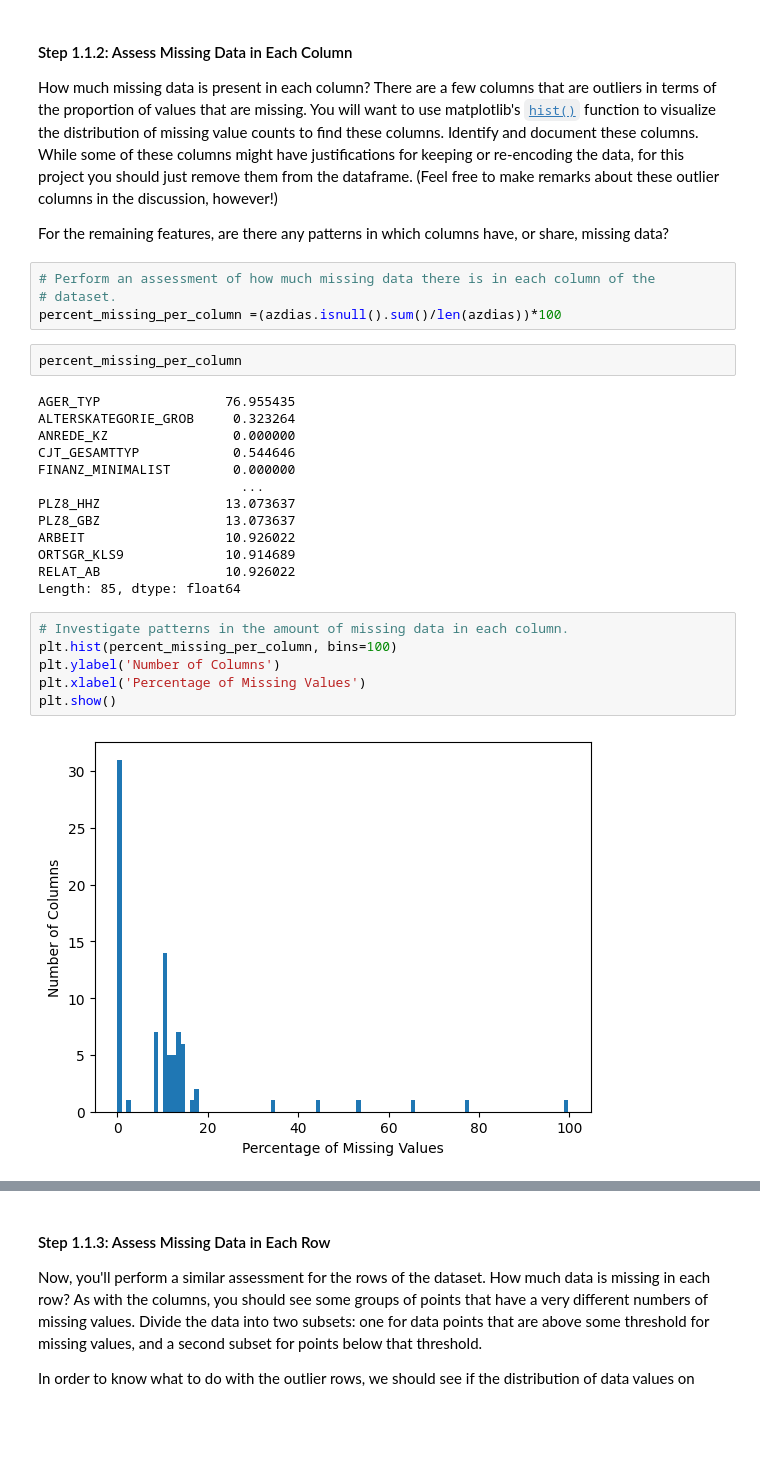
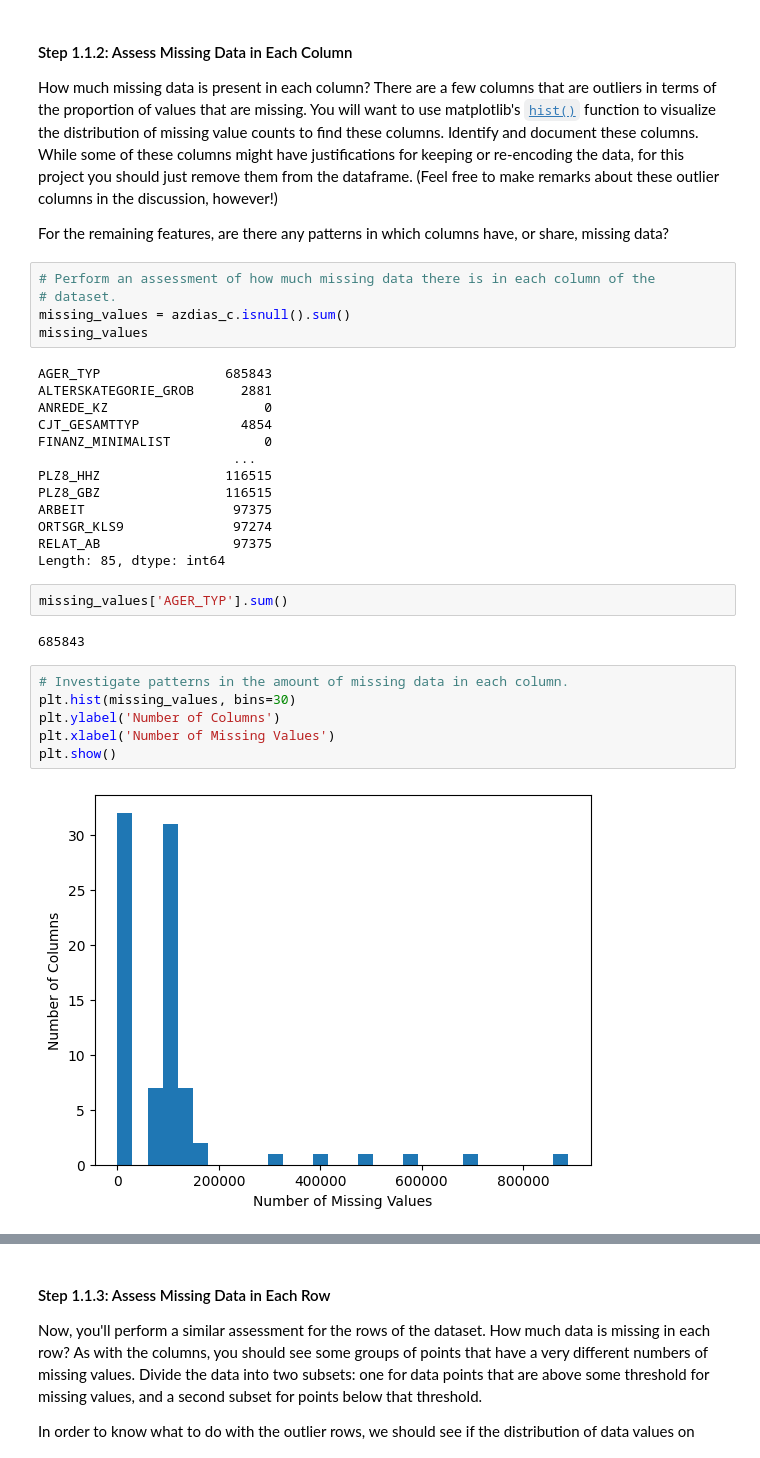
Before and after one commit to p477d343/Machine-Learning-Project, a Jupyter notebook: Creating Customer Segments with Arvato/Identify_Customer_Segments.ipynb, the cells around one changed output, grey strips where cells are left out. Saved outputs shown, nothing was run; the diff lists cells and outputs as text; blank space fills up the shorter version.

```diff
--- a/Creating Customer Segments with Arvato/Identify_Customer_Segments.ipynb
+++ b/Creating Customer Segments with Arvato/Identify_Customer_Segments.ipynb
@@ -100,30 +133,33 @@ For the remaining features, are there any patterns in which columns have, or sha
 # %%
 # Perform an assessment of how much missing data there is in each column of the
 # dataset.
-percent_missing_per_column =(azdias.isnull().sum()/len(azdias))*100
+missing_values = azdias_c.isnull().sum()
+missing_values
+# %% [output]
+AGER_TYP                685843
+ALTERSKATEGORIE_GROB      2881
+ANREDE_KZ                    0
+CJT_GESAMTTYP             4854
+FINANZ_MINIMALIST            0
+                         ...
+PLZ8_HHZ                116515
+PLZ8_GBZ                116515
+ARBEIT                   97375
+ORTSGR_KLS9              97274
+RELAT_AB                 97375
+Length: 85, dtype: int64
-# %%
-percent_missing_per_column
-# %% [output]
-AGER_TYP                76.955435
-ALTERSKATEGORIE_GROB     0.323264
-ANREDE_KZ                0.000000
-CJT_GESAMTTYP            0.544646
-FINANZ_MINIMALIST        0.000000
-                          ...
-PLZ8_HHZ                13.073637
-PLZ8_GBZ                13.073637
-ARBEIT                  10.926022
-ORTSGR_KLS9             10.914689
-RELAT_AB                10.926022
-Length: 85, dtype: float64
+# %%
+missing_values['AGER_TYP'].sum()
+# %% [output]
+685843
 # %%
 # Investigate patterns in the amount of missing data in each column.
-plt.hist(percent_missing_per_column, bins=100)
+plt.hist(missing_values, bins=30)
 plt.ylabel('Number of Columns')
-plt.xlabel('Percentage of Missing Values')
+plt.xlabel('Number of Missing Values')
 plt.show()
 # %% [output]
-[figure, old version]
+[figure, new version]
 # %%
 # Remove the outlier columns from the dataset. (You'll perform other data
 # engineering tasks such as re-encoding and imputation later.)
```
Also changed, not shown: parts of 75 cells of this notebook, 1 other file.
